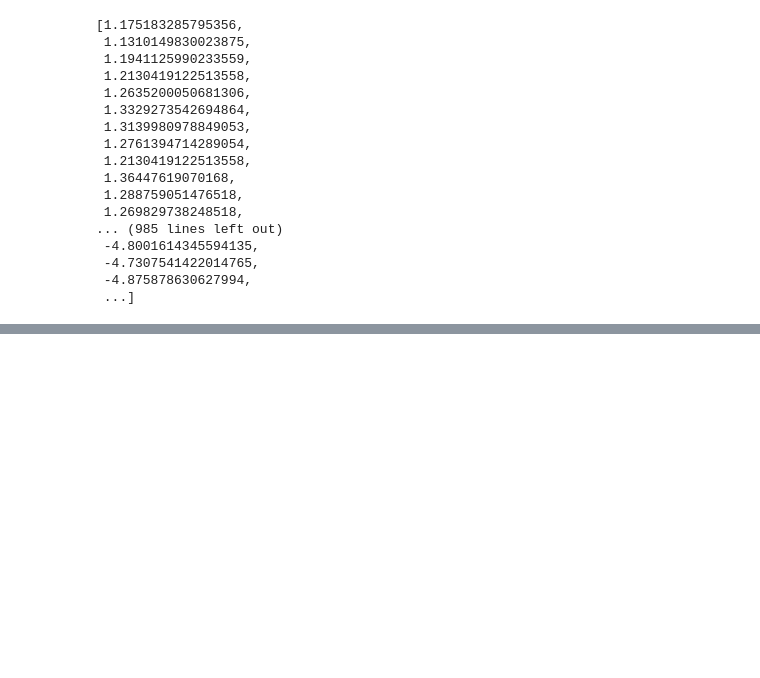
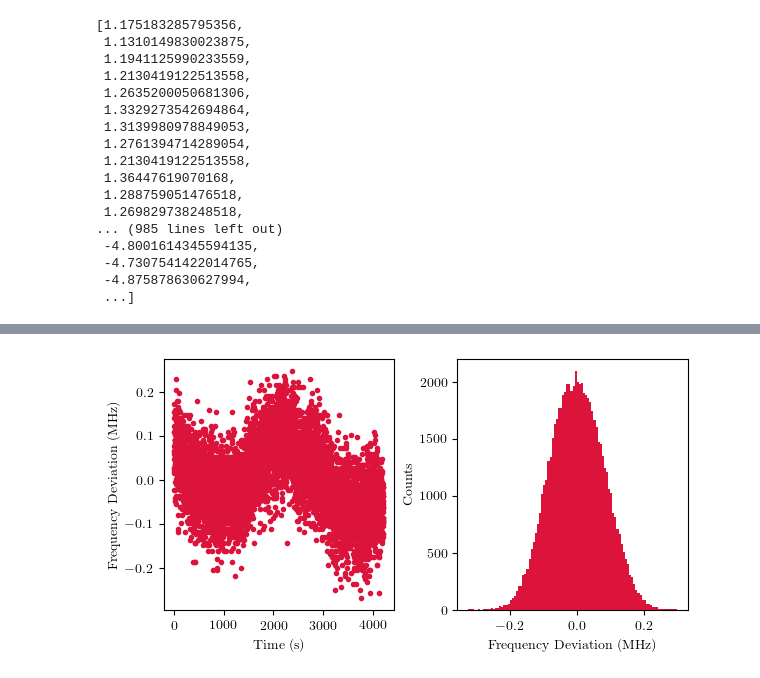
Before and after one commit to hsuchungchuan/Projects, a Jupyter notebook: 221108 PDH Linewidth Plots/221108 Wavelength Drift PDH On vs Off.ipynb, the cells around one changed output, grey strips where cells are left out. Cells and saved outputs as stored; diff of their text form; code cells hidden in the pictures; blank space fills up the shorter version.

```diff
--- a/221108 PDH Linewidth Plots/221108 Wavelength Drift PDH On vs Off.ipynb
+++ b/221108 PDH Linewidth Plots/221108 Wavelength Drift PDH On vs Off.ipynb
@@ -346,0 +445,18 @@ plt.savefig('250520 WavelengthDriftPDHOnVsOff.pdf',dpi=300)
+# %%
+fig, (ax1, ax2) = plt.subplots(1, 2, constrained_layout=True)
+
+ax1.plot(t[81075:148857][::10]-t[81075],freq_deviation[::10],'.',color='crimson')
+ax1.set_xlabel("Time (s)")
+ax1.set_ylabel("Frequency Deviation (MHz)")
+# ax1.set_title("Frequency deviation of the PDH locked laser")
+ax1.grid(False)
+
+ax2.hist(freq_deviation,bins=100,color='crimson')
+ax2.grid(False)
+ax2.set_ylabel('Counts')
+ax2.set_yticks(np.arange(0, 2001, 500))
+ax2.set_xlabel('Frequency Deviation (MHz)')
+
+plt.savefig("250604 PDHLockingFrequencyDeviationLongTermTraceHistorgramTwoColumn.pdf",dpi=300)
+# %% [output]
+[figure, added]
```
Also changed, not shown: parts of 10 cells of this notebook, 2 other files.
